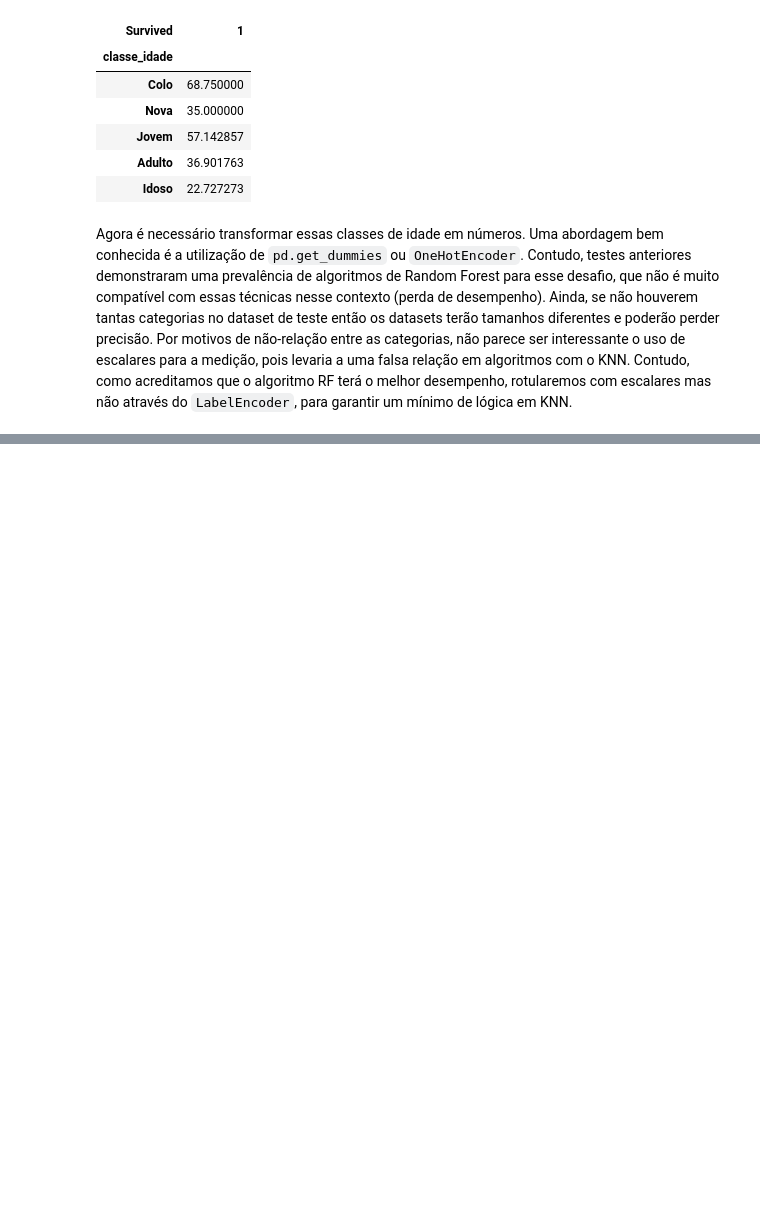
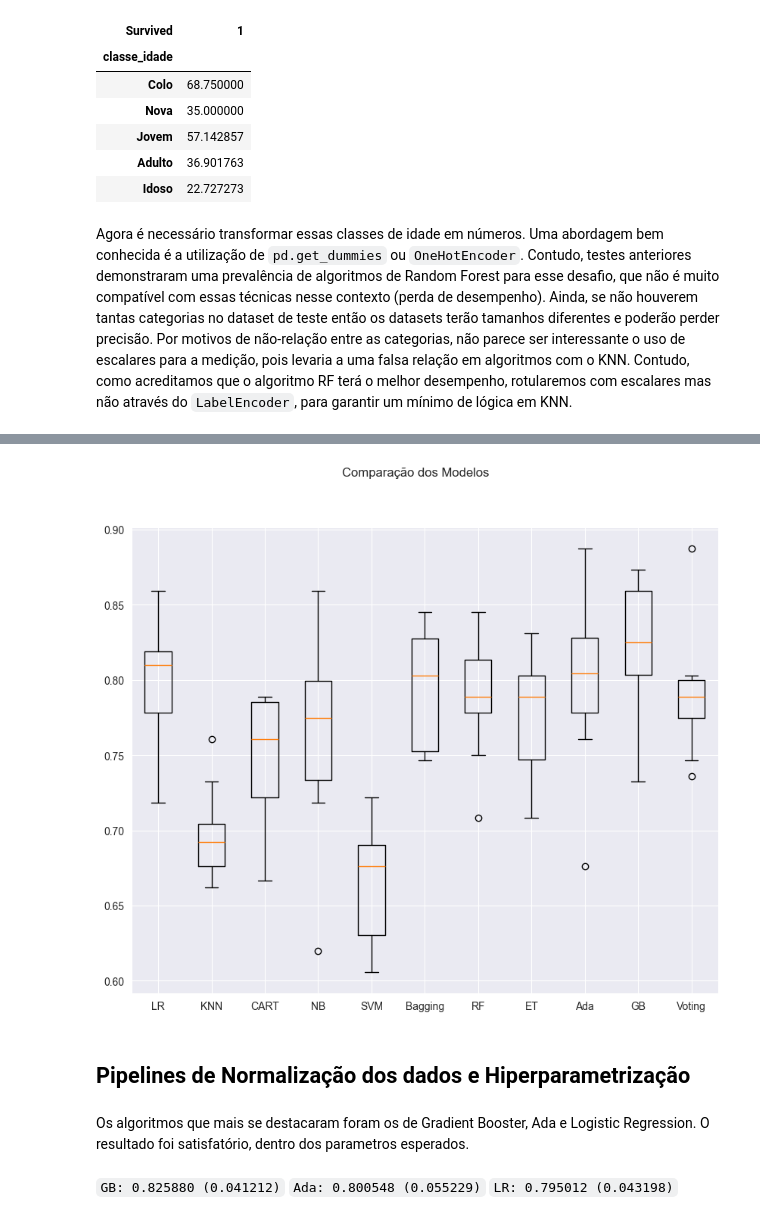
Before and after one commit to tekoryu/rough-on-rats, a Jupyter notebook: notebooks/model_v2.ipynb, the cells around one changed output, grey strips where cells are left out. Drawn from its saved outputs; the diff is of its cells as text; code cells hidden in the pictures; blank space fills up the shorter version.

```diff
--- a/notebooks/model_v2.ipynb
+++ b/notebooks/model_v2.ipynb
@@ -200,0 +243,19 @@ df_treino
+# %%
+test_size = 0.2
+seed = 3
+
+# Separacao em conjunto de teste e treino
+array = df_treino.values
+X = array[:,1:12]
+y = array[:,0]
+X_train, X_test, y_train, y_test = train_test_split(
+    X,y,
+    test_size=test_size,
+    random_state=seed,
+    shuffle=True,
+    stratify=y
+)
+
+scoring= 'accuracy'
+num_particoes = 10
+kfold = StratifiedKFold(n_splits=10, random_state=seed, shuffle=True)
@@ -200,0 +300,10 @@ df_treino
+# %%
+results = []
+names = []
+
+for name, model in models:
+    cv_results = cross_val_score(model, X_train, y_train, cv=kfold, scoring=scoring)
+    results.append(cv_results)
+    names.append(name)
+    msg = "%s: %f (%f)" % (name, cv_results.mean(), cv_results.std())
+    print(msg)
@@ -200,0 +322,18 @@ df_treino
+# %%
+# Boxplot de comparação dos modelos
+fig = plt.figure(figsize=(10,8))
+fig.suptitle('Comparação dos Modelos')
+ax = fig.add_subplot(111)
+plt.boxplot(results)
+ax.set_xticklabels(names)
+plt.show()
+# %% [output]
+[figure, added]
+# %% [markdown]
+## Pipelines de Normalização dos dados e Hiperparametrização
+# %% [markdown]
+Os algoritmos que mais se destacaram foram os de Gradient Booster, Ada e Logistic Regression. O resultado foi satisfatório, dentro dos parametros esperados.
+# %% [markdown]
+`GB: 0.825880 (0.041212)`
+`Ada: 0.800548 (0.055229)`
+`LR: 0.795012 (0.043198)`
```
Also changed, not shown: parts of 23 cells of this notebook.
